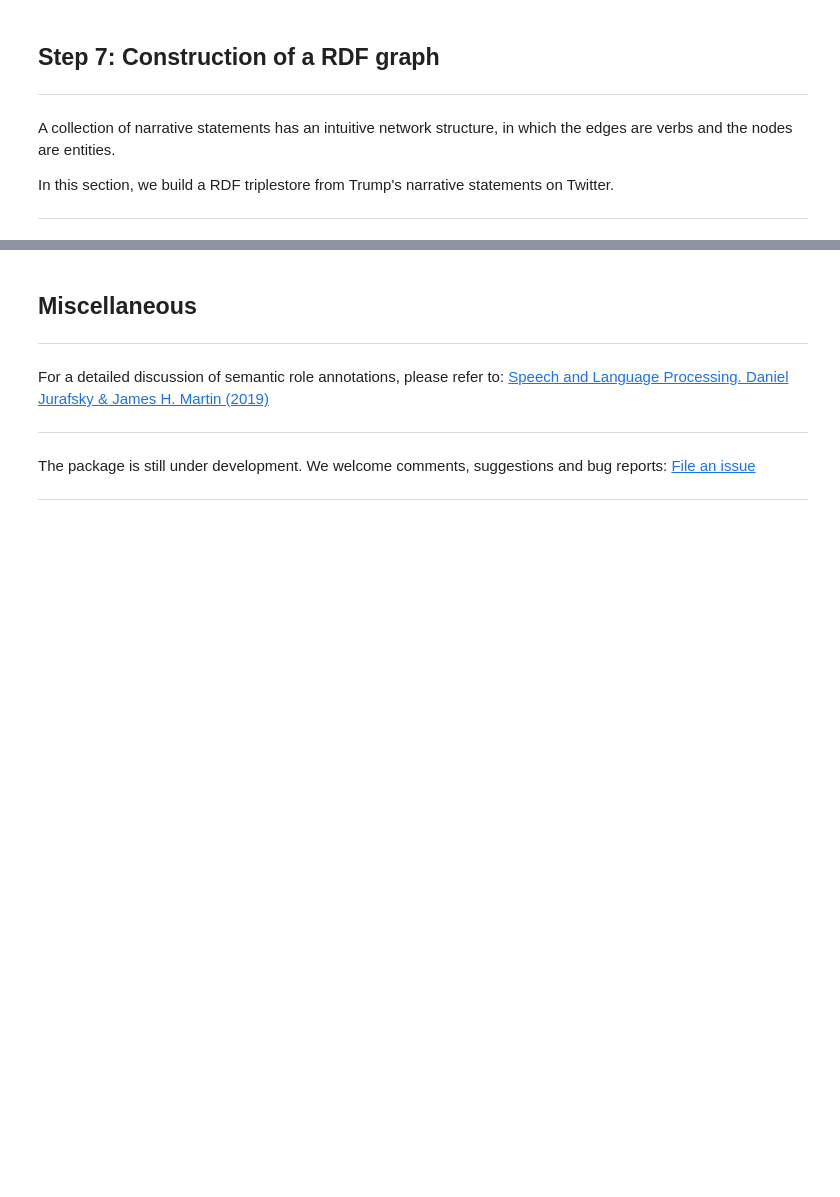
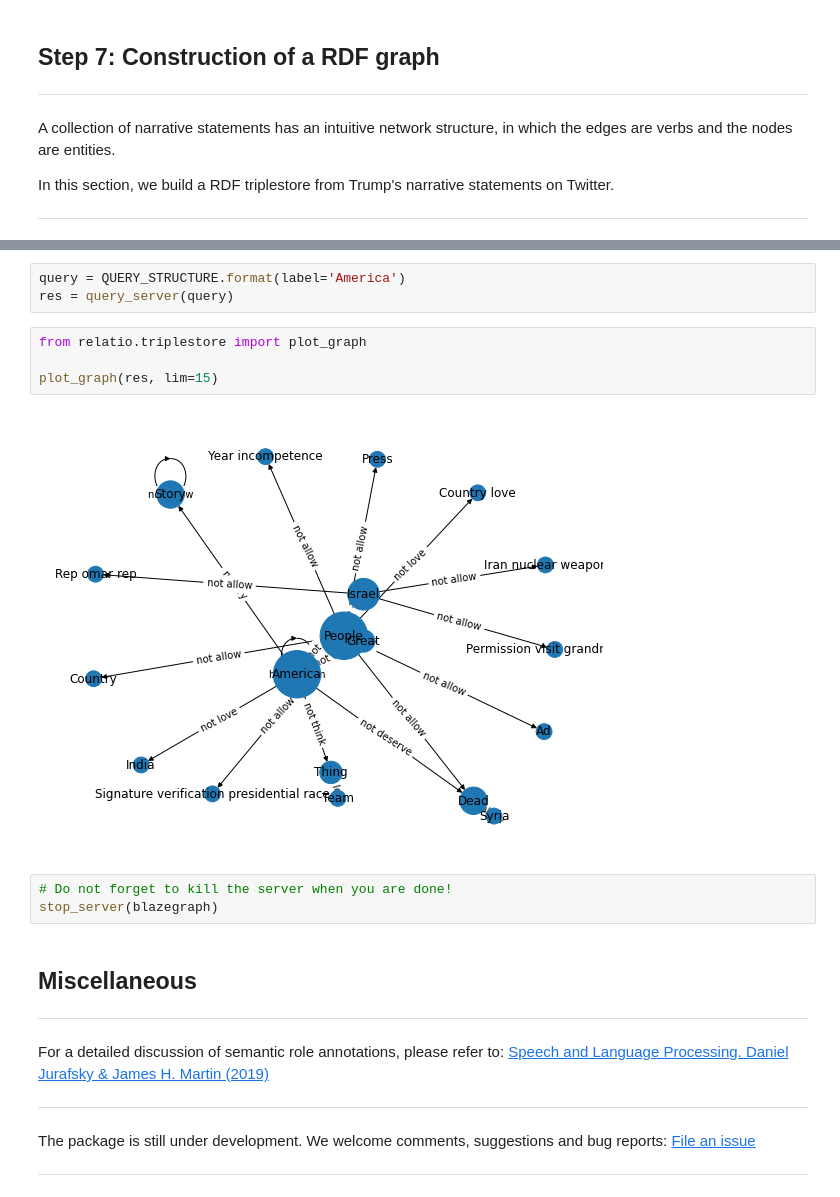
Before and after one commit to florian-abeillon/relatio, a Jupyter notebook: tutorial/tutorial.ipynb, the cells around one changed output, grey strips where cells are left out. Cells and saved outputs as stored; diff of their text form; blank space fills up the shorter version.

```diff
--- a/tutorial/tutorial.ipynb
+++ b/tutorial/tutorial.ipynb
@@ -742,3 +764,15 @@ plot_graph(triples)
+# %%
+query = QUERY_STRUCTURE.format(label='America')
+res = query_server(query)
+# %%
+from relatio.triplestore import plot_graph
+
+plot_graph(res, lim=15)
+# %% [output]
+[figure, added]
+# %%
+# Do not forget to kill the server when you are done!
+stop_server(blazegraph)
 # %% [markdown]
 ## Miscellaneous
 
```
Also changed, not shown: parts of 12 cells of this notebook, 1 other file.
